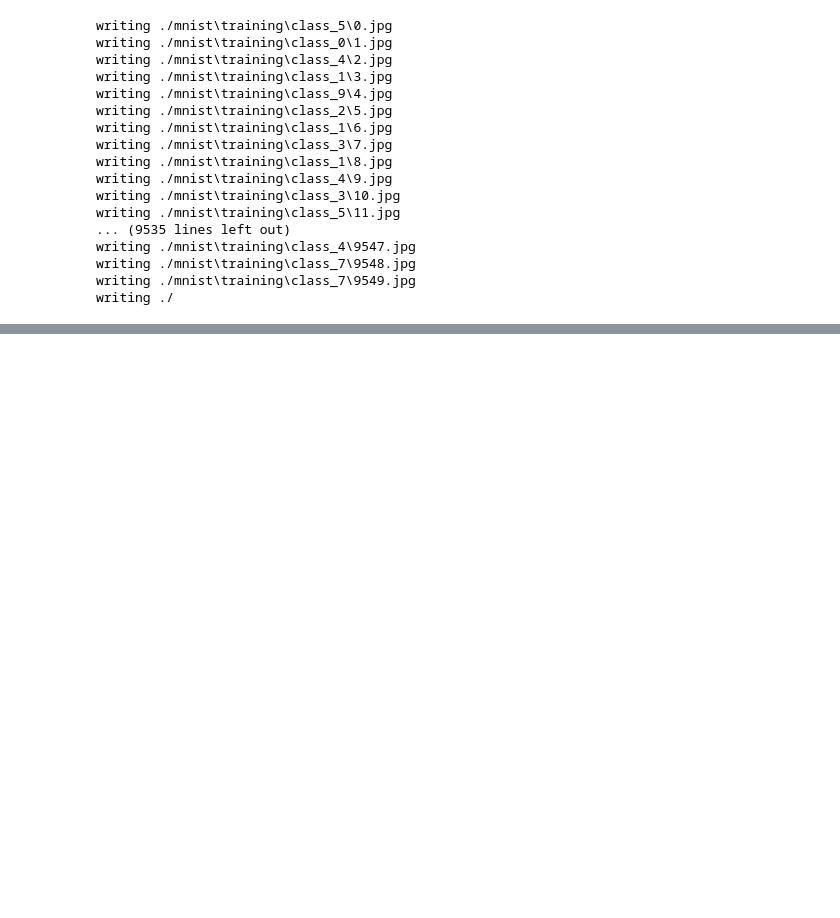
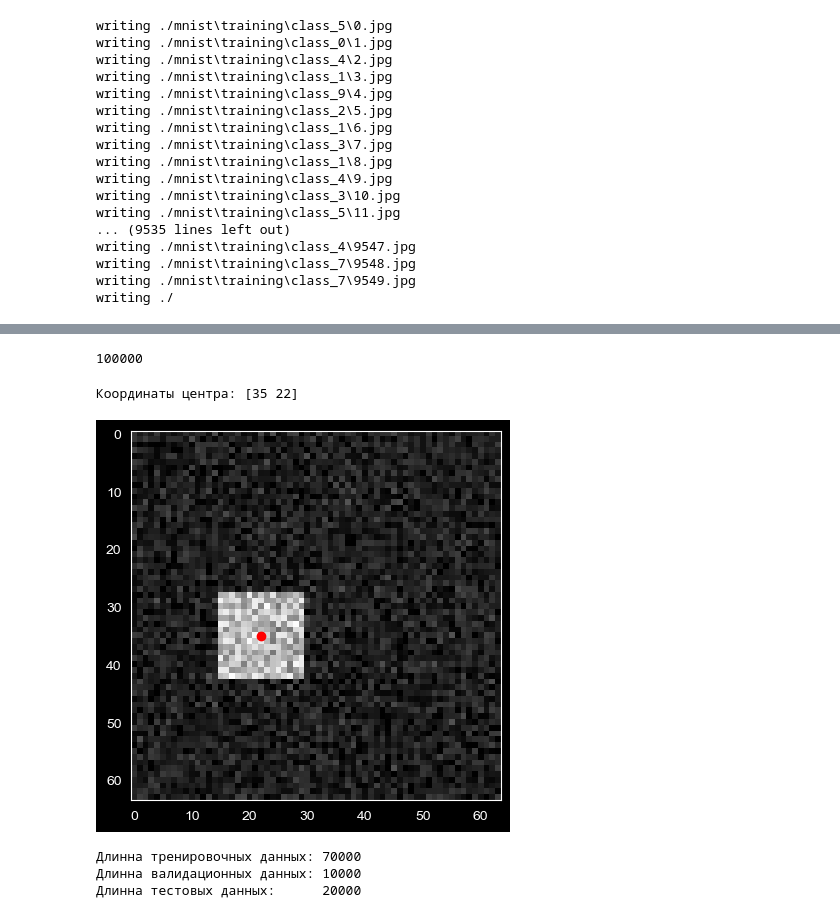
Before and after one commit to SashaCurry/PyCharmMiscProject, a Jupyter notebook: PyTorch.ipynb, the cells around one changed output, grey strips where cells are left out. Cells and saved outputs as stored; diff of their text form; code cells hidden in the pictures; blank space fills up the shorter version.

```diff
--- a/PyTorch.ipynb
+++ b/PyTorch.ipynb
@@ -361,0 +633,45 @@ class MNISTDataset(Dataset):
+# %%
+class DatasetReg(Dataset):
+    def __init__(self, path, transform=None):
+        self.path = path
+        self.transform = transform
+
+        self.list_name_file = os.listdir(path)
+        if 'coords.json' in self.list_name_file:
+            self.list_name_file.remove('coords.json')
+
+        self.len_dataset = len(self.list_name_file)
+
+        with open(os.path.join(self.path, 'coords.json'), 'r') as fl:
+            self.dict_coords = json.load(fl)
+
+    def __len__(self):
+        return self.len_dataset
+
+    def __getitem__(self, index):
+        name_file = self.list_name_file[index]
+        path_img = os.path.join(self.path, name_file)
+
+        img = np.array(Image.open(path_img))
+        coord = np.array(self.dict_coords[name_file])
+
+        if self.transform is not None:
+            img = self.transform(img)
+
+        return img, coord
+# %%
+dataset = DatasetReg('./dataset')
+# %%
+len(dataset)
+# %% [output]
+100000
+# %%
+img, coord = dataset[98850]
+print(f'Координаты центра: {coord}')
+plt.scatter(coord[1], coord[0], marker='o', color='red')
+plt.imshow(img, cmap='gray')
+plt.grid(False)
+plt.show()
+# %% [output]
+Координаты центра: [35 22]
+[figure, added]
@@ -361,0 +680,8 @@ class MNISTDataset(Dataset):
+# %%
+print(f"Длинна тренировочных данных: {len(train_set)}")
+print(f"Длинна валидационных данных: {len(val_set)}")
+print(f"Длинна тестовых данных:      {len(test_set)}")
+# %% [output]
+Длинна тренировочных данных: 70000
+Длинна валидационных данных: 10000
+Длинна тестовых данных:      20000
```
Also changed, not shown: parts of 35 cells of this notebook.
